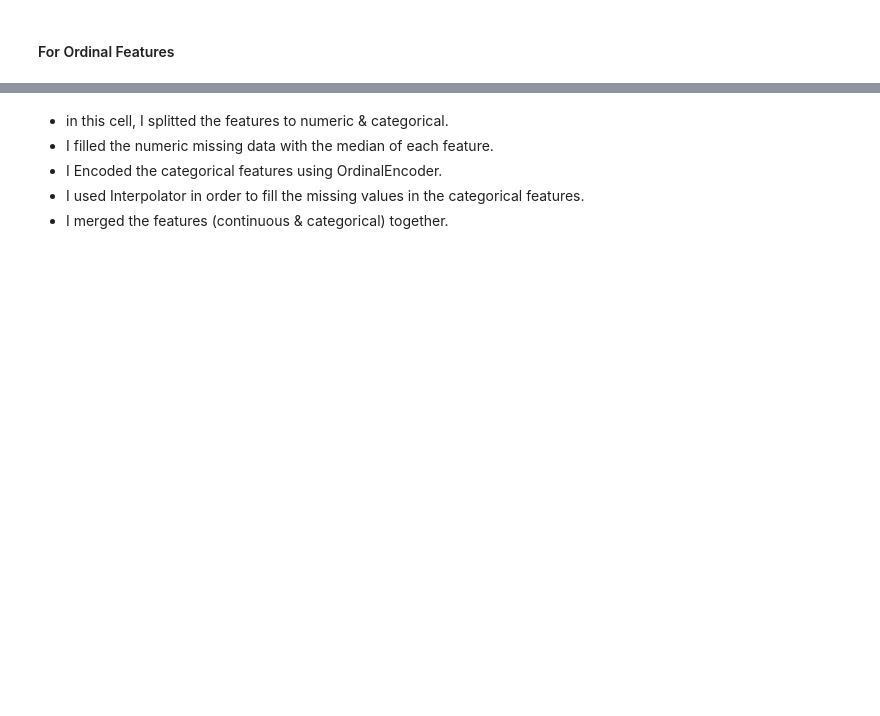
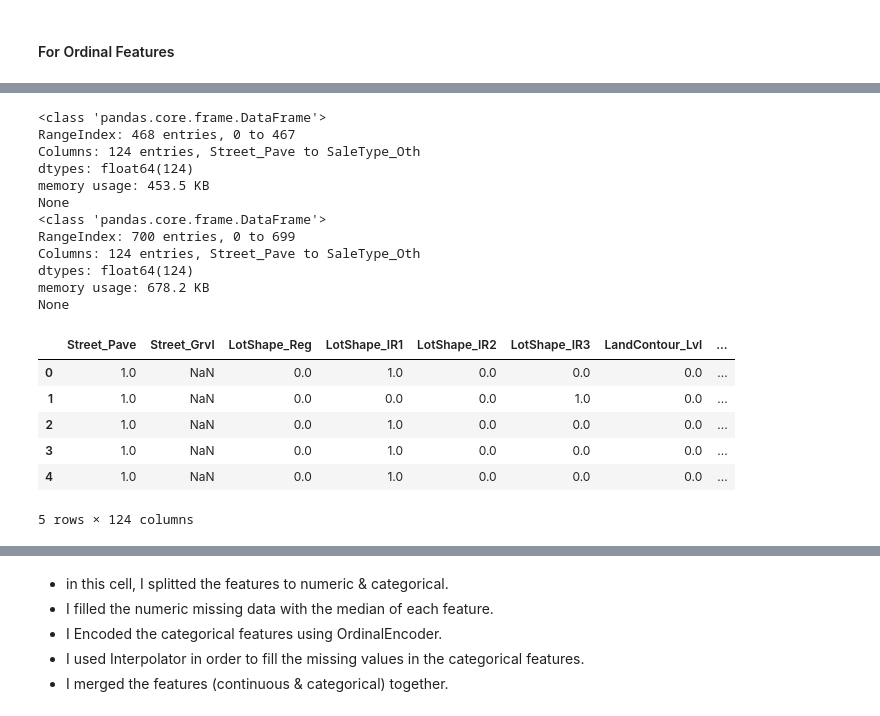
Before and after one commit to AliMassoud/House-prices-problem, a Jupyter notebook: notebooks/house-prices-modeling-1.ipynb, the cells around one changed output, grey strips where cells are left out. Drawn from its saved outputs; the diff is of its cells as text; code cells hidden in the pictures; blank space fills up the shorter version.

```diff
--- a/notebooks/house-prices-modeling-1.ipynb
+++ b/notebooks/house-prices-modeling-1.ipynb
@@ -164,0 +231,32 @@ memory usage: 427.9 KB
+# %%
+Train_Not_ordinal = get_Encoded_OneHot_Encoder(categorical_features_Train_Not_Ordinal)
+Val_Not_ordinal = get_Encoded_OneHot_Encoder(categorical_features_Val_Not_Ordinal)
+Test_Not_ordinal = get_Encoded_OneHot_Encoder(categorical_features_Test_Not_Ordinal)
+Kaggle_Testing_Not_ordinal = get_Encoded_OneHot_Encoder(categorical_features_Kaggle_Testing_Not_Ordinal)
+
+Train_Not_ordinal, Val_Not_ordinal = Train_Not_ordinal.align(Val_Not_ordinal, join='left', axis=1)
+Train_Not_ordinal, Test_Not_ordinal = Train_Not_ordinal.align(Test_Not_ordinal, join='left', axis=1)
+# Train_Not_ordinal, Val_Not_ordinal = Train_Not_ordinal.align(Val_Not_ordinal, join='left', axis=1)
+print(Val_Not_ordinal.info())
+print(Train_Not_ordinal.info())
+Val_Not_ordinal.head(5)
+# %% [output]
+<class 'pandas.core.frame.DataFrame'>
+RangeIndex: 468 entries, 0 to 467
+Columns: 124 entries, Street_Pave to SaleType_Oth
+dtypes: float64(124)
+memory usage: 453.5 KB
+None
+<class 'pandas.core.frame.DataFrame'>
+RangeIndex: 700 entries, 0 to 699
+Columns: 124 entries, Street_Pave to SaleType_Oth
+dtypes: float64(124)
+memory usage: 678.2 KB
+None
+|  | Street_Pave | Street_Grvl | LotShape_Reg | LotShape_IR1 | LotShape_IR2 | LotShape_IR3 | LandContour_Lvl | ... |
+| 0 | 1.0 | NaN | 0.0 | 1.0 | 0.0 | 0.0 | 0.0 | ... |
+| 1 | 1.0 | NaN | 0.0 | 0.0 | 0.0 | 1.0 | 0.0 | ... |
+| 2 | 1.0 | NaN | 0.0 | 1.0 | 0.0 | 0.0 | 0.0 | ... |
+| 3 | 1.0 | NaN | 0.0 | 1.0 | 0.0 | 0.0 | 0.0 | ... |
+| 4 | 1.0 | NaN | 0.0 | 1.0 | 0.0 | 0.0 | 0.0 | ... |
+5 rows × 124 columns
```
Also changed, not shown: parts of 11 cells of this notebook.
